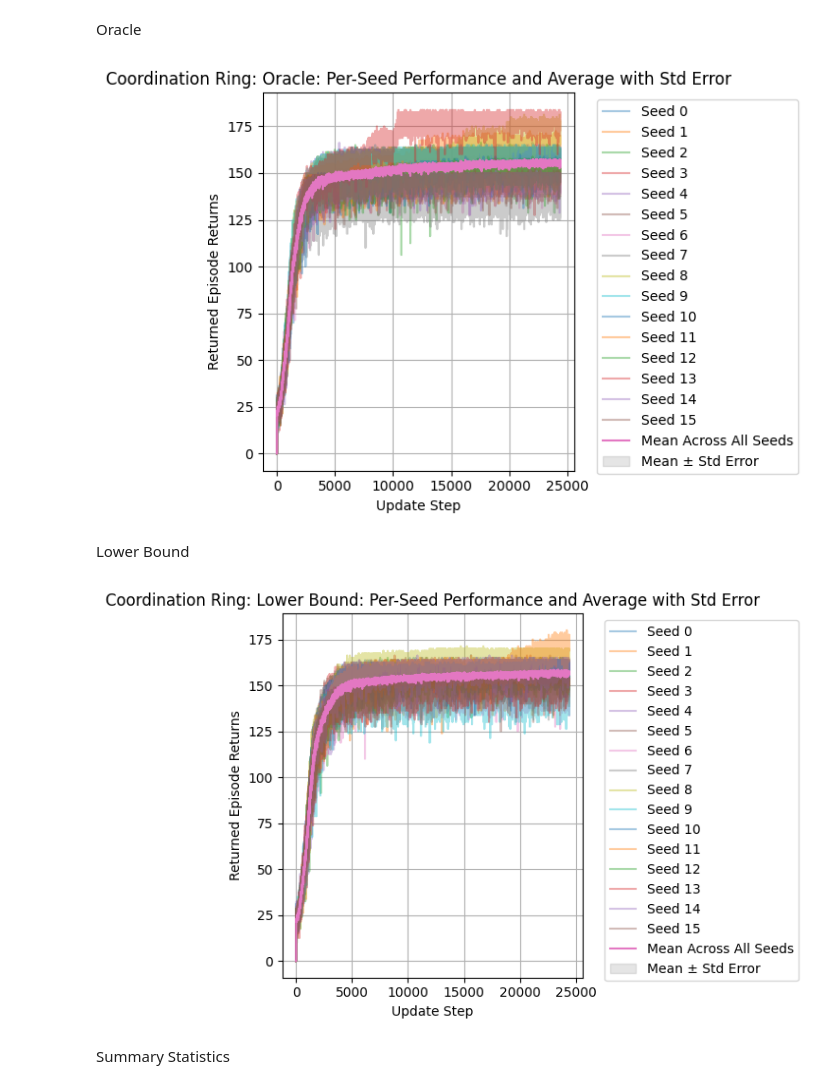
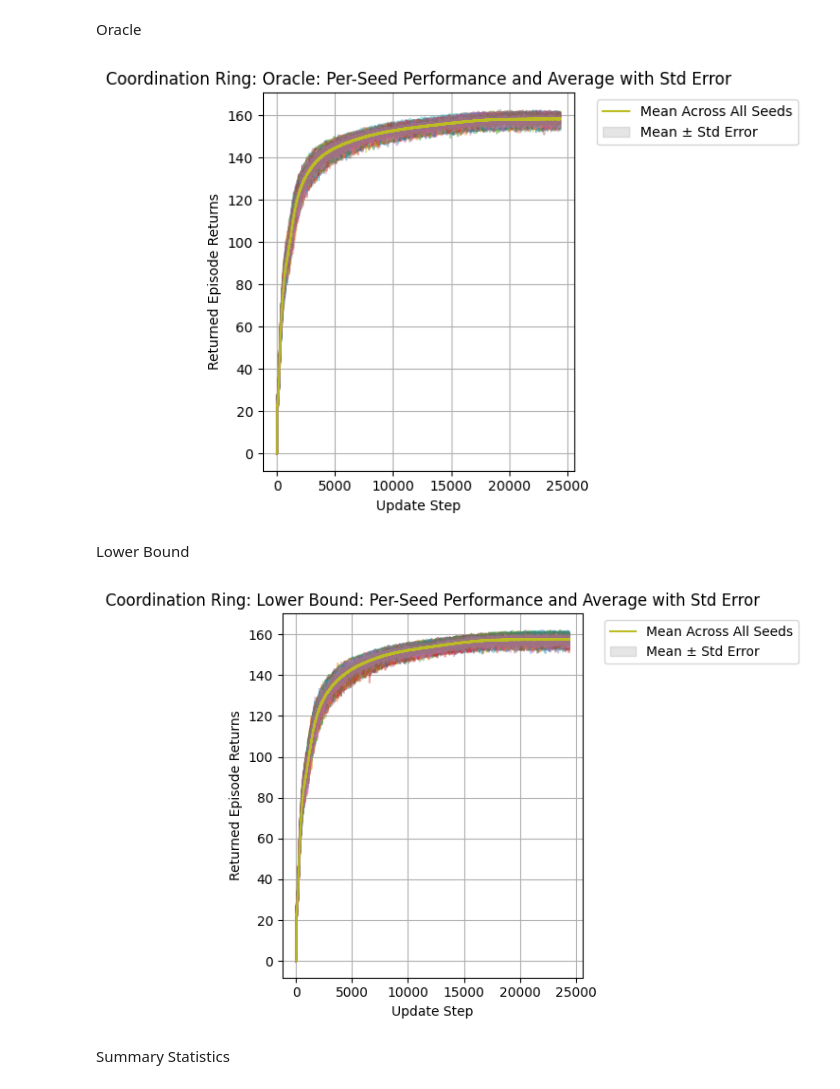
Before and after one commit to sandguine/value-of-intent, a Jupyter notebook: reward_mean_comparisons.ipynb, the cells around one changed output. Cells and saved outputs as stored; diff of their text form; code cells hidden in the pictures.

Commit message:
add plots of coord_ring

```diff
--- a/reward_mean_comparisons.ipynb
+++ b/reward_mean_comparisons.ipynb
@@ -45,14 +45,14 @@ import pandas as pd
 # lb_file_cramped_room = "saved_models/20250226/cramped_room/lb_ippo_oc_cramped_room_20250226_010846_30/lb_metrics.npz"
 
 # Asymmetric Advantages
-# ub_file_asymm_advantages = "saved_models/20250226/asymm_advantages/ub_ippo_oc_asymm_advantages_20250226_211907_30/ub_metrics.npz"
+ub_file_asymm_advantages = "saved_models/20250301/asymm_advantages/ub_ippo_oc_asymm_advantages_20250301_104318_30/ub_metrics.npz"
 # op_file_asymm_advantages = "saved_models/20250226/asymm_advantages/op_ippo_oc_asymm_advantages_20250226_225227_30/op_metrics.npz"
 # lb_file_asymm_advantages = "saved_models/20250226/asymm_advantages/lb_ippo_oc_asymm_advantages_20250226_225515_30/lb_metrics.npz"
 
 # Coordination Ring
 ub_file_coord_ring = "saved_models/20250228/coord_ring/ub_ippo_oc_coord_ring_20250228_165554_30/ub_metrics.npz"
-# op_file_coord_ring = "saved_models/20250227/coord_ring/op_ippo_oc_coord_ring_20250227_121104_30/op_metrics.npz"
-# lb_file_coord_ring = "saved_models/20250227/coord_ring/lb_ippo_oc_coord_ring_20250227_121230_30/lb_metrics.npz"
+op_file_coord_ring = "saved_models/20250301/coord_ring/op_ippo_oc_coord_ring_20250301_224901_30/op_metrics.npz"
+lb_file_coord_ring = "saved_models/20250301/coord_ring/lb_ippo_oc_coord_ring_20250301_224812_30/lb_metrics.npz"
 
 # Countercircuit
 ub_file_countercircuit = "saved_models/20250301/counter_circuit/ub_ippo_oc_counter_circuit_20250301_104620_30/ub_metrics.npz"
@@ -75,8 +75,8 @@ Check the shape of the returned_episode_returns for each variant and each layout
 # print(f"Shape LB Cramped Room: {ub_metrics_cramped_room['returned_episode_returns'].shape}")
 
 # Asymmetric Advantages
-# ub_metrics_asymm_advantages = np.load(ub_file_asymm_advantages)
-# print(f"Shape UB Asymm Advantages: {ub_metrics_asymm_advantages['returned_episode_returns'].shape}")
+ub_metrics_asymm_advantages = np.load(ub_file_asymm_advantages)
+print(f"Shape UB Asymm Advantages: {ub_metrics_asymm_advantages['returned_episode_returns'].shape}")
 #op_metrics_asymm_advantages = np.load(op_file_asymm_advantages)
 # print(f"Shape OP Asymm Advantages: {ub_metrics_cramped_room['returned_episode_returns'].shape}")
 #lb_metrics_asymm_advantages = np.load(lb_file_asymm_advantages)
@@ -85,10 +85,10 @@ Check the shape of the returned_episode_returns for each variant and each layout
 # Coordination Ring
 ub_metrics_coord_ring = np.load(ub_file_coord_ring)
 print(f"Shape UB Coordination Ring: {ub_metrics_coord_ring['returned_episode_returns'].shape}")
-# op_metrics_coord_ring = np.load(op_file_coord_ring)
-# print(f"Shape OP Coordination Ring: {op_metrics_coord_ring['returned_episode_returns'].shape}")
-# lb_metrics_coord_ring = np.load(lb_file_coord_ring)
-# print(f"Shape LB Coordination Ring: {lb_metrics_coord_ring['returned_episode_returns'].shape}")
+op_metrics_coord_ring = np.load(op_file_coord_ring)
+print(f"Shape OP Coordination Ring: {op_metrics_coord_ring['returned_episode_returns'].shape}")
+lb_metrics_coord_ring = np.load(lb_file_coord_ring)
+print(f"Shape LB Coordination Ring: {lb_metrics_coord_ring['returned_episode_returns'].shape}")
 
 # Countercircuit
 ub_metrics_countercircuit = np.load(ub_file_countercircuit)
@@ -441,33 +444,33 @@ Oracle
 # %%
 op_returns_coord = op_metrics_coord_ring['returned_episode_returns']
 op_reward_mean_coord = op_returns_coord.mean(axis=0)
 op_reward_std_coord = op_returns_coord.std(axis=0)
 op_reward_std_err_coord = op_reward_std_coord / np.sqrt(op_returns_coord.shape[0])
 
 plt.figure()
 
 for seed_idx in range(op_returns_coord.shape[0]):
-    plt.plot(op_returns_coord[seed_idx], alpha=0.4, label=f'Seed {seed_idx}')
+    plt.plot(op_returns_coord[seed_idx], alpha=0.4)
 
 plt.plot(op_reward_mean_coord, label='Mean Across All Seeds')
 
 plt.fill_between(
     range(len(op_reward_mean_coord)),
     op_reward_mean_coord - op_reward_std_err_coord,
     op_reward_mean_coord + op_reward_std_err_coord,
     alpha=0.2,
     color='gray',
     label='Mean ± Std Error'
 )
 
 plt.xlabel("Update Step")
 plt.ylabel("Returned Episode Returns")
 plt.title("Coordination Ring: Oracle: Per-Seed Performance and Average with Std Error")
 plt.legend(bbox_to_anchor=(1.05, 1), loc='upper left')
 plt.grid(True)
 plt.tight_layout()
 # %% [output]
-[figure, old version]
+[figure, new version]
 # %% [markdown]
 Lower Bound
 # %%
@@ -479,7 +482,7 @@ lb_reward_std_err_coord = lb_reward_std_coord / np.sqrt(lb_returns_coord.shape[0
 plt.figure()
 
 for seed_idx in range(lb_returns_coord.shape[0]):
-    plt.plot(lb_returns_coord[seed_idx], alpha=0.4, label=f'Seed {seed_idx}')
+    plt.plot(lb_returns_coord[seed_idx], alpha=0.4)
 
 plt.plot(lb_reward_mean_coord, label='Mean Across All Seeds')
 
@@ -499,7 +502,7 @@ plt.legend(bbox_to_anchor=(1.05, 1), loc='upper left')
 plt.grid(True)
 plt.tight_layout()
 # %% [output]
-[figure, old version]
+[figure, new version]
 # %% [markdown]
 Summary Statistics
 # %%
```
Also changed, not shown: parts of 3 cells of this notebook.
